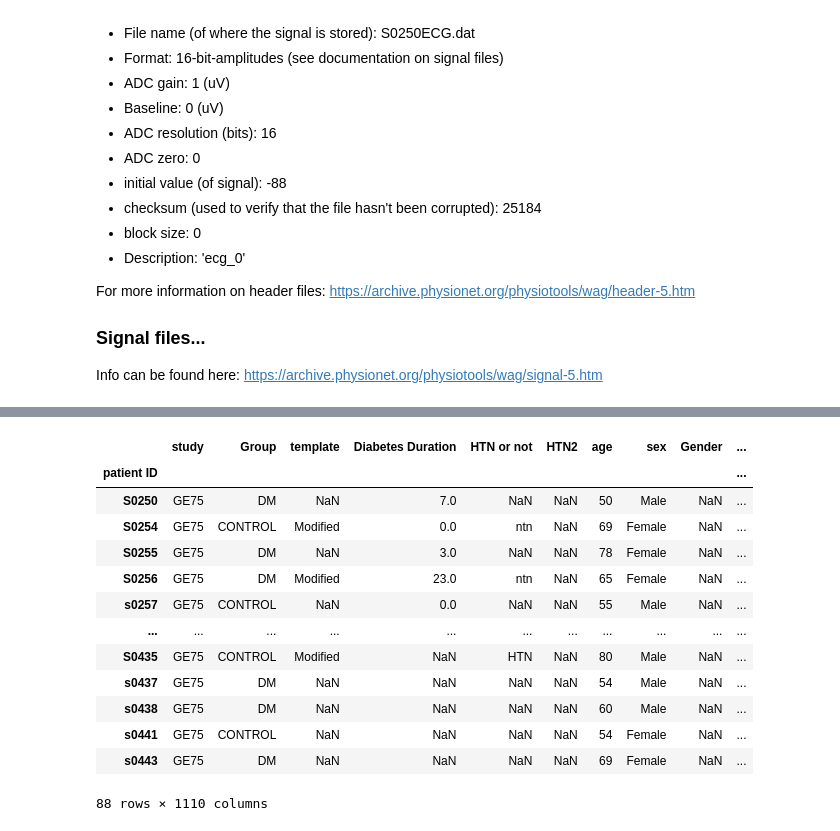
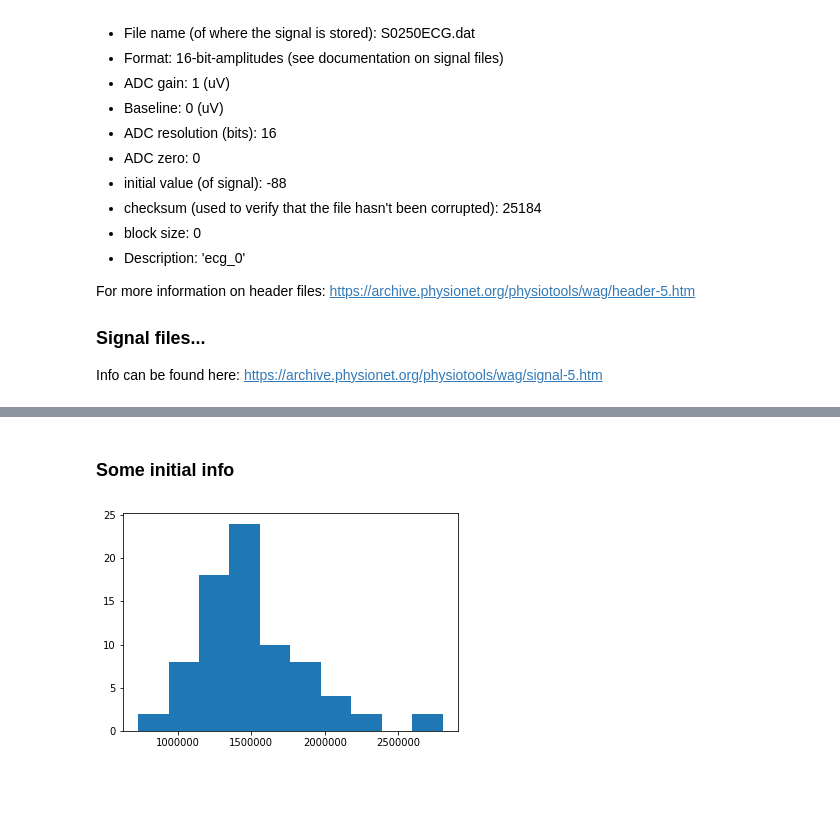
Before and after one commit to molbioeng/Molecool, a Jupyter notebook: Data_Extraction.ipynb, the cells around one changed output, grey strips where cells are left out. Cells and saved outputs as stored; diff of their text form; code cells hidden in the pictures; blank space fills up the shorter version.

```diff
--- a/Data_Extraction.ipynb
+++ b/Data_Extraction.ipynb
@@ -87,23 +173,7 @@ database_ecg.head()
-# %%
-# Importing the other patient variables
-# Not that not all of the patients have ECG readings associated with them, remember to clean this later...
-# Using the appropriate dovument in the data_description folder
-
-df_csv = pd.read_csv('./database/data_description/GE-75_data_summary_table.csv', encoding = 'latin-1')
-df_csv.set_index('patient ID', inplace=True)
-df_csv
-# %% [output]
-|  | study | Group | template | Diabetes Duration | HTN or not | HTN2 | age | sex | Gender | ... |
-| patient ID |  |  |  |  |  |  |  |  |  | ... |
-| S0250 | GE75 | DM | NaN | 7.0 | NaN | NaN | 50 | Male | NaN | ... |
-| S0254 | GE75 | CONTROL | Modified | 0.0 | ntn | NaN | 69 | Female | NaN | ... |
-| S0255 | GE75 | DM | NaN | 3.0 | NaN | NaN | 78 | Female | NaN | ... |
-| S0256 | GE75 | DM | Modified | 23.0 | ntn | NaN | 65 | Female | NaN | ... |
-| s0257 | GE75 | CONTROL | NaN | 0.0 | NaN | NaN | 55 | Male | NaN | ... |
-| ... | ... | ... | ... | ... | ... | ... | ... | ... | ... | ... |
-| S0435 | GE75 | CONTROL | Modified | NaN | HTN | NaN | 80 | Male | NaN | ... |
-| s0437 | GE75 | DM | NaN | NaN | NaN | NaN | 54 | Male | NaN | ... |
-| s0438 | GE75 | DM | NaN | NaN | NaN | NaN | 60 | Male | NaN | ... |
-| s0441 | GE75 | CONTROL | NaN | NaN | NaN | NaN | 54 | Female | NaN | ... |
-| s0443 | GE75 | DM | NaN | NaN | NaN | NaN | 69 | Female | NaN | ... |
-88 rows × 1110 columns
+# %% [markdown]
+### Some initial info
+# %%
+# Length of the readings
+hist1 = plt.hist(times)
+# %% [output]
+[figure, added]
```
Also changed, not shown: parts of 24 cells of this notebook, 18 other files.
